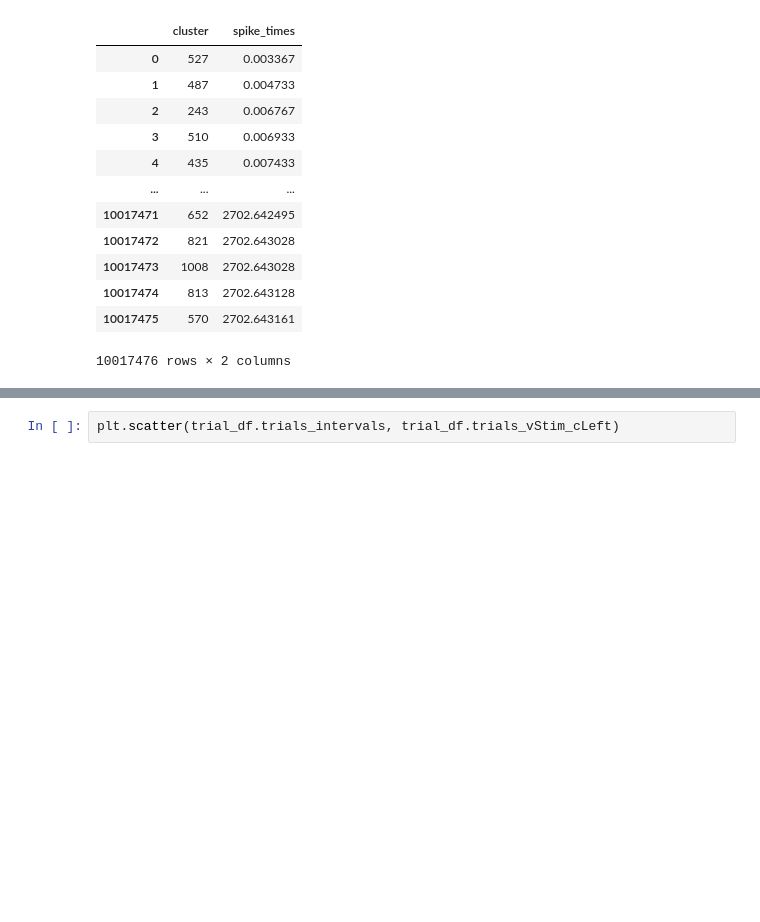
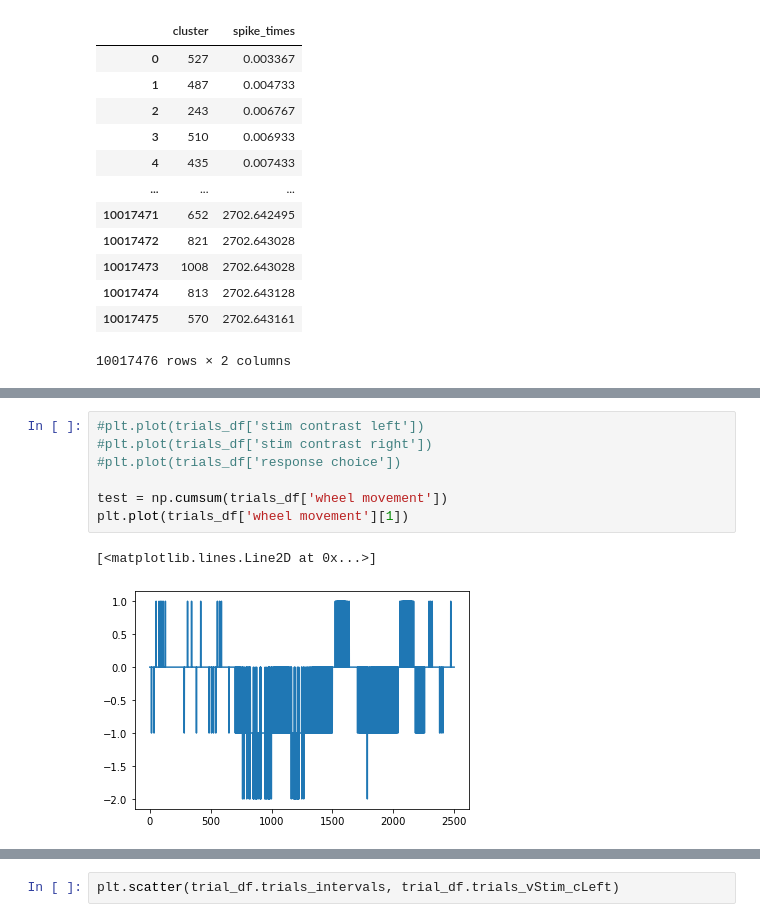
Before and after one commit to KceniaB/NMA_project, a Jupyter notebook: kce_project.ipynb, the cells around one changed output, grey strips where cells are left out. Cells and saved outputs as stored; diff of their text form; blank space fills up the shorter version.

```diff
--- a/kce_project.ipynb
+++ b/kce_project.ipynb
@@ -174,0 +464,10 @@ trial_df
+# %%
+#plt.plot(trials_df['stim contrast left'])
+#plt.plot(trials_df['stim contrast right'])
+#plt.plot(trials_df['response choice'])
+
+test = np.cumsum(trials_df['wheel movement'])
+plt.plot(trials_df['wheel movement'][1])
+# %% [output]
+[<matplotlib.lines.Line2D at 0x...>]
+[figure, added]
```
Also changed, not shown: parts of 27 cells of this notebook.
